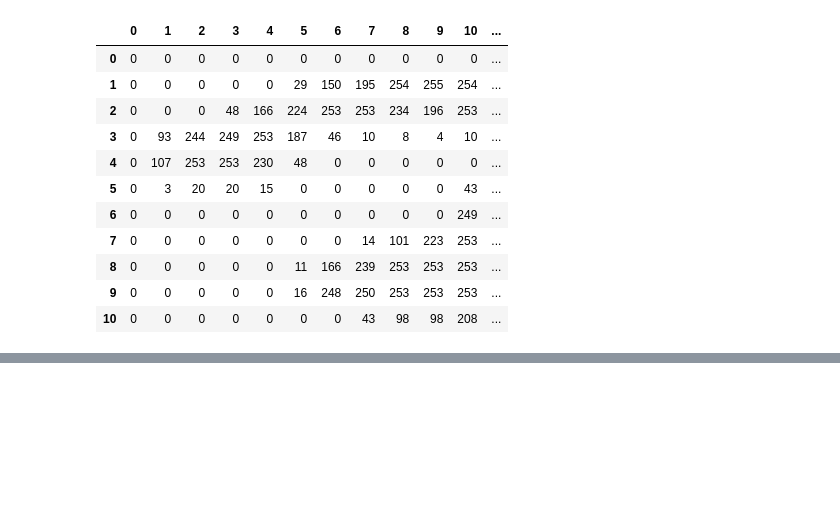
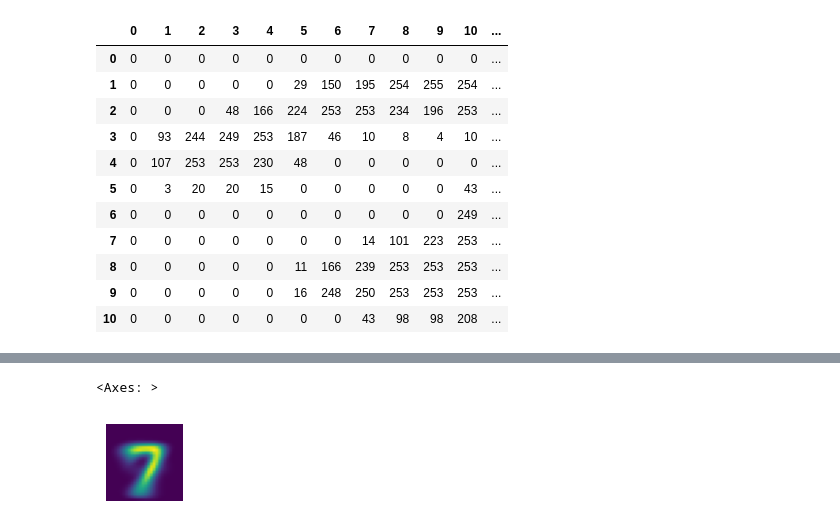
Before and after one commit to Mounish2023/fastaicourse, a Jupyter notebook: DigitClassifier.ipynb, the cells around one changed output, grey strips where cells are left out. Saved outputs shown, nothing was run; the diff lists cells and outputs as text; code cells hidden in the pictures; blank space fills up the shorter version.

```diff
--- a/DigitClassifier.ipynb
+++ b/DigitClassifier.ipynb
@@ -83,0 +124,6 @@ df.style.set_properties(**{'font-size':'6pt'}).background_gradient('Greys')
+# %%
+mean7 = stacked_sevens.mean(0)
+show_image(mean7)
+# %% [output]
+<Axes: >
+[figure, added]
```
Also changed, not shown: parts of 115 cells of this notebook.
